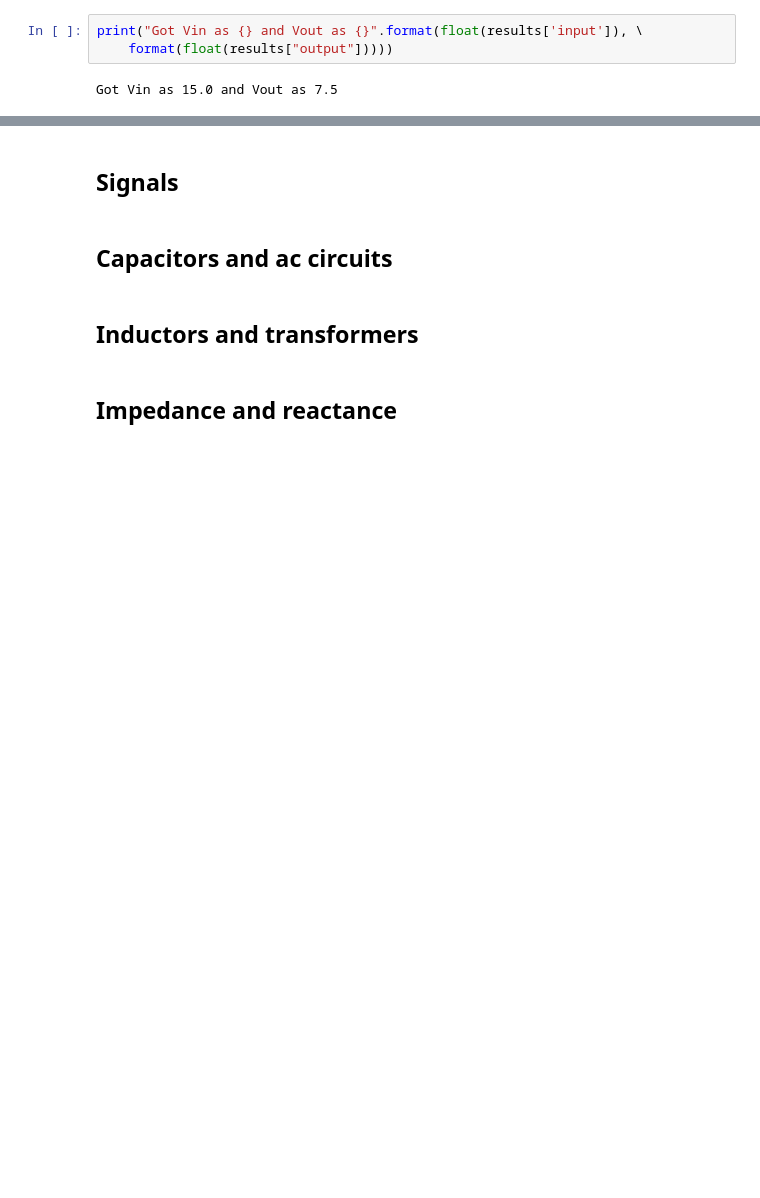
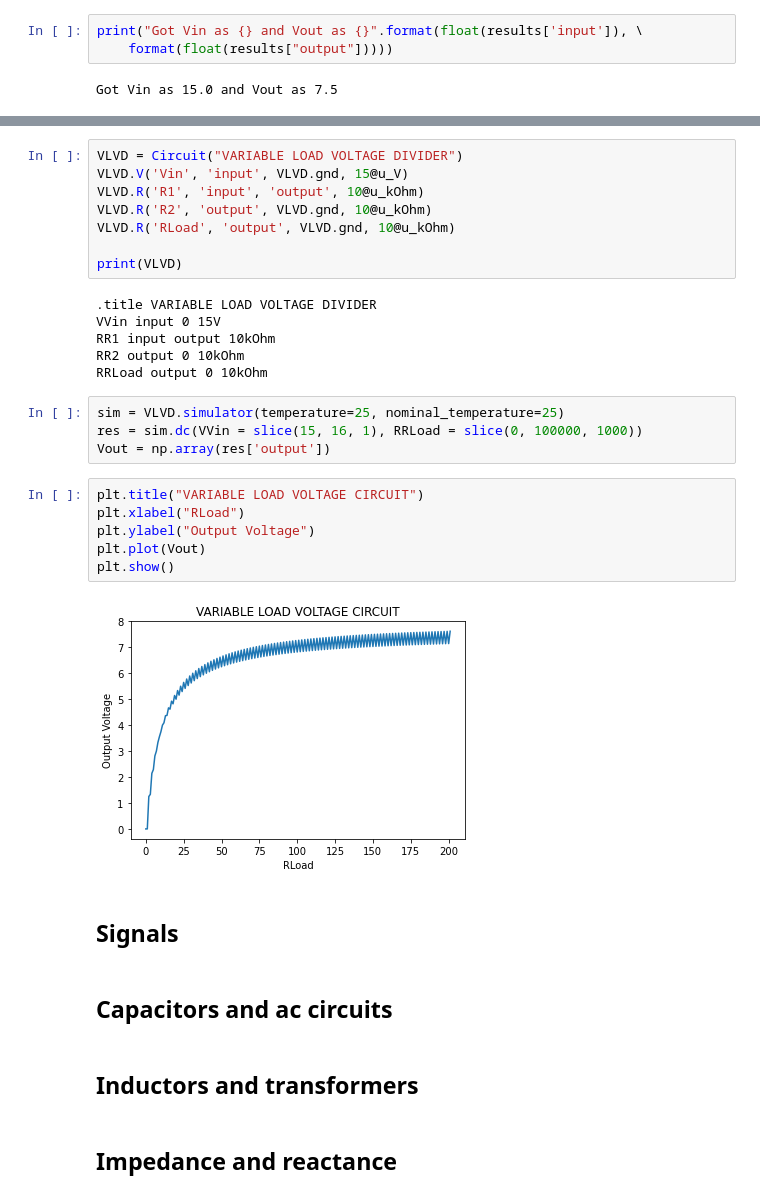
Before and after one commit to sunbee/ArtofElectronics, a Jupyter notebook: AoE_Chapter01.ipynb, the cells around one changed output, grey strips where cells are left out. Drawn from its saved outputs; the diff is of its cells as text; blank space fills up the shorter version.

```diff
--- a/AoE_Chapter01.ipynb
+++ b/AoE_Chapter01.ipynb
@@ -158,3 +242,29 @@ It is worth noting that the output is in the *no load* condition and application
+# %%
+VLVD = Circuit("VARIABLE LOAD VOLTAGE DIVIDER")
+VLVD.V('Vin', 'input', VLVD.gnd, 15@u_V)
+VLVD.R('R1', 'input', 'output', 10@u_kOhm)
+VLVD.R('R2', 'output', VLVD.gnd, 10@u_kOhm)
+VLVD.R('RLoad', 'output', VLVD.gnd, 10@u_kOhm)
+
+print(VLVD)
+# %% [output]
+.title VARIABLE LOAD VOLTAGE DIVIDER
+VVin input 0 15V
+RR1 input output 10kOhm
+RR2 output 0 10kOhm
+RRLoad output 0 10kOhm
+# %%
+sim = VLVD.simulator(temperature=25, nominal_temperature=25)
+res = sim.dc(VVin = slice(15, 16, 1), RRLoad = slice(0, 100000, 1000))
+Vout = np.array(res['output'])
+# %%
+plt.title("VARIABLE LOAD VOLTAGE CIRCUIT")
+plt.xlabel("RLoad")
+plt.ylabel("Output Voltage")
+plt.plot(Vout)
+plt.show()
+# %% [output]
+[figure, added]
 # %% [markdown]
 ## Signals
 # %% [markdown]
```
Also changed, not shown: parts of 8 cells of this notebook, 11 other files.
